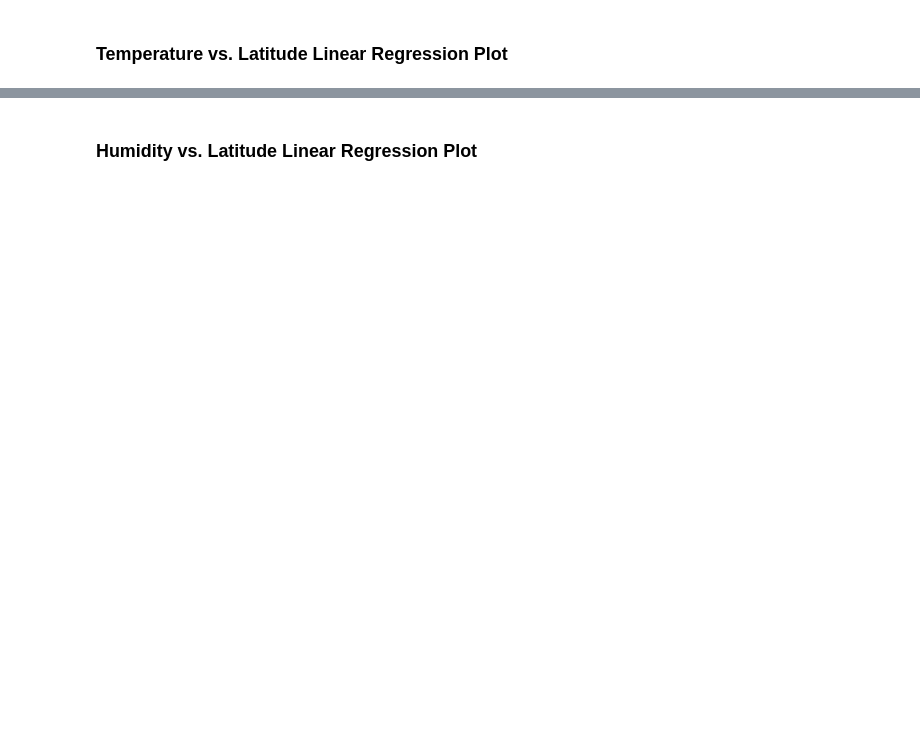
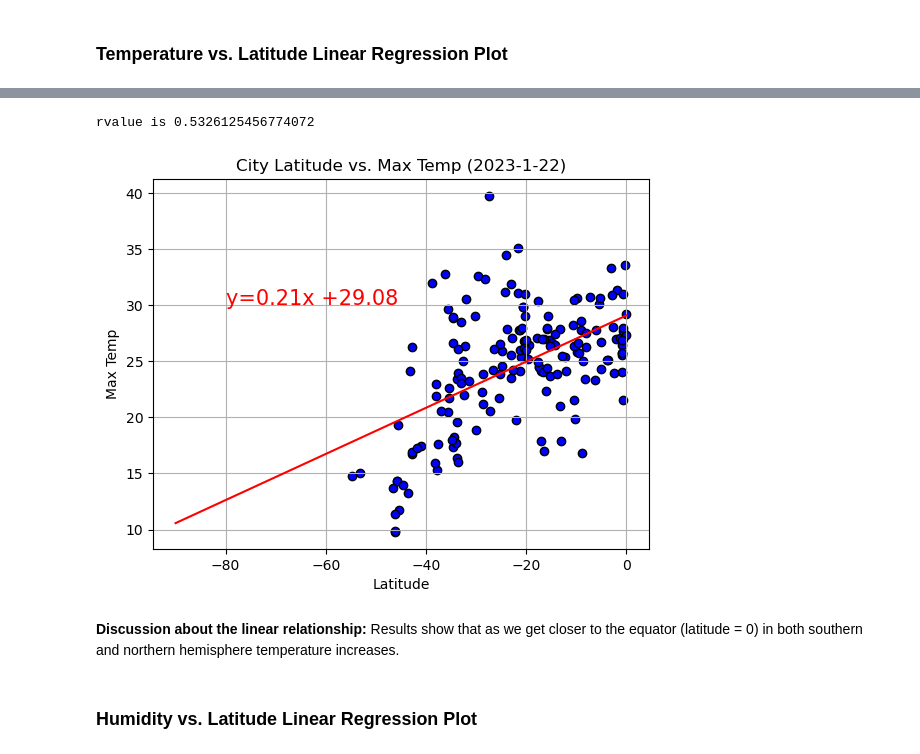
Before and after one commit to neginkanani/python_api_challenge, a Jupyter notebook: WeatherPy/WeatherPy.ipynb, the cells around one changed output, grey strips where cells are left out. Cells and saved outputs as stored; diff of their text form; code cells hidden in the pictures; blank space fills up the shorter version.

```diff
--- a/WeatherPy/WeatherPy.ipynb
+++ b/WeatherPy/WeatherPy.ipynb
@@ -350,2 +367,28 @@ The r-value is: 0.4121057168607245
+# %%
+# Linear regression on Southern Hemisphere
+
+# YOUR CODE HERE
+regression_analysis = lineregress(southern_hemi_df["Lat"], southern_hemi_df["Max Temp"])
+regression_analysis_df = regression_analysis [1]
+
+x_axis= np.arange(-90,10,10)
+regress_value = regression_analysis_df["slope"][0] * x_axis + regression_analysis_df["intercept"][0]
+
+plt.scatter(x=southern_hemi_df["Lat"], y= southern_hemi_df["Max Temp"], facecolor="b", edgecolors="black")
+plt.plot(x_axis, regress_value, c="r")
+line_eq = "y=" + str(round(regression_analysis_df["slope"][0],2)) + "x +" + str(round(regression_analysis_df["intercept"][0],2))
+plt.annotate(line_eq,(-80,30),fontsize=15,color="red")
+plt.xlabel("Latitude")
+plt.ylabel("Max Temp")
+plt.title("City Latitude vs. Max Temp (2023-1-22)")
+plt.grid()
+
+# Save the figure
+plt.savefig("output/Fig6.png")
+# %% [output]
+rvalue is 0.5326125456774072
+[figure, added]
+# %% [markdown]
+**Discussion about the linear relationship:** Results show that as we get closer to the equator (latitude = 0)  in both southern and northern hemisphere temperature increases.
 # %% [markdown]
 ### Humidity vs. Latitude Linear Regression Plot
```
Also changed, not shown: parts of 35 cells of this notebook, 14 other files.
